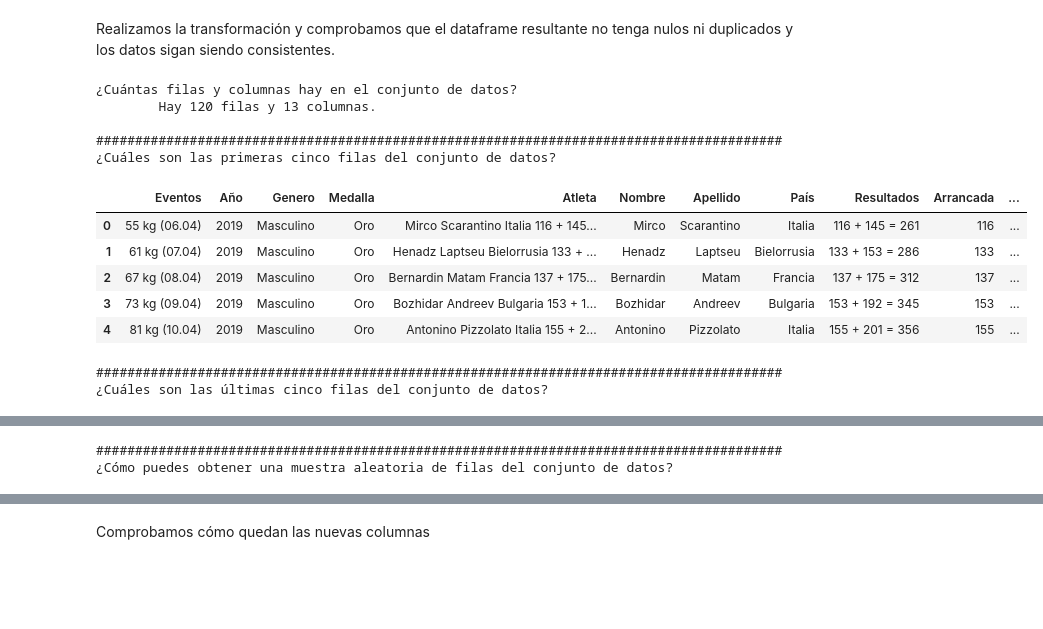
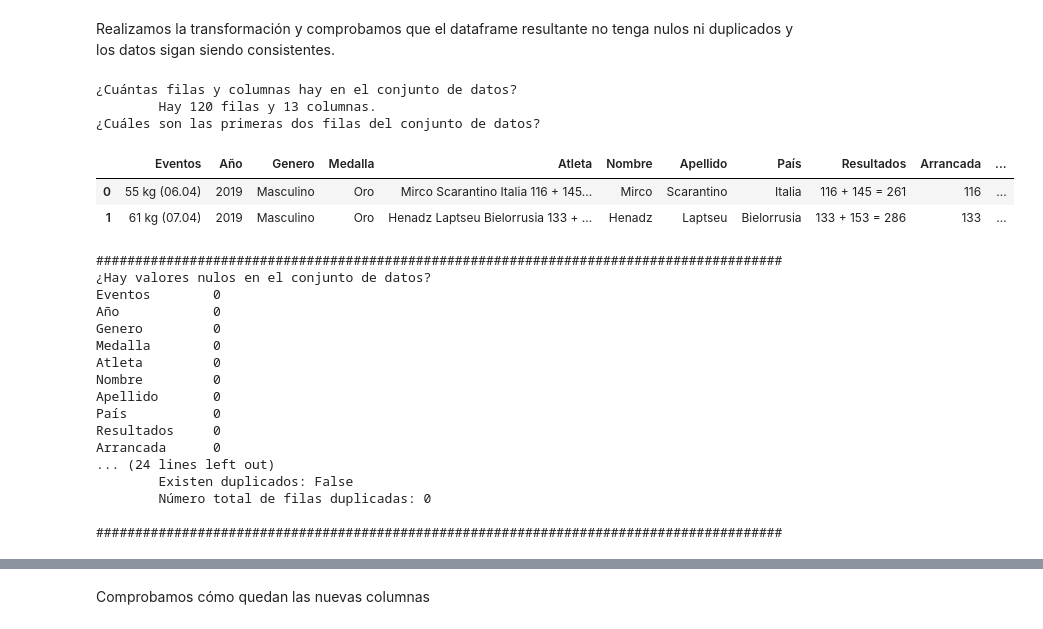
Before and after one commit to BarbaraGamarra/LiftLeadMarketAnalysis, a Jupyter notebook: LiftLeadMarketAnalysis.ipynb, the cells around one changed output, grey strips where cells are left out. Cells and saved outputs as stored; diff of their text form; code cells hidden in the pictures; blank space fills up the shorter version.

```diff
--- a/LiftLeadMarketAnalysis.ipynb
+++ b/LiftLeadMarketAnalysis.ipynb
@@ -70,13 +70,31 @@ Creamos una función que nos permitirá hacer una exploración inicial de los da
 # %%
 
 def exploracion_inicial(df, tipo = None):
-    if tipo == 'version_lite':
+    if tipo == 'lite':
         print("¿Cuántas filas y columnas hay en el conjunto de datos?")
         num_filas, num_columnas = df.shape
         print("\tHay {:,} filas y {:,} columnas.".format(num_filas, num_columnas))
 
         print("¿Cuáles son las primeras dos filas del conjunto de datos?")
         display(df.head(2))
+        print('\n########################################################################################')
+        print("¿Hay valores nulos en el conjunto de datos?")
+        print(df.isnull().sum().sort_values(ascending = False))
+        print('\n########################################################################################')
+
+        print("¿Cuál es el porcentaje de valores nulos en cada columna?")
+        print(round((df.isnull().sum()/len(df)*100), 2).sort_values(ascending = False))
+        print('\n########################################################################################')
+
+        print("¿Hay filas duplicadas en el conjunto de datos?")
+        dup_count = df.duplicated().sum()
+        has_duplicates = dup_count > 0
+        print(f"\tExisten duplicados: {has_duplicates}")
+        print(f"\tNúmero total de filas duplicadas: {dup_count}")
+
+        if has_duplicates and dup_count <= 5:
+            print("\tFilas duplicadas (mostrando hasta 5):")
+            display(df[df.duplicated(keep=False)].head())
         print('\n########################################################################################')
     else:
         print("¿Cuántas filas y columnas hay en el conjunto de datos?")
@@ -799,19 +632,52 @@ def crear_columnas_desde_Eventos(df):
+# %%
+def crear_columnas_desde_Eventos(df):
+    # Lista para almacenar las fechas extraídas de la columna 'Eventos'
+    lista_fechas = list()
+
+    # Iterar sobre cada evento en la columna 'Eventos'
+    for evento in df.Eventos.to_list():
+        # Ejemplo de evento: "55\xa0kg (06.04)"
+
+        # Dividir el string por el paréntesis de apertura y tomar la segunda parte
+        fechas = " ".join(evento.split("(")[1:])  # Obtiene "06.04)"
+
+        # Eliminar el paréntesis de cierre y reemplazar puntos por guione
+        fechas = fechas[:-1].replace(".", "-")  #Obtiene "06-04"
+
+        # Agregar la fecha procesada a la lista
+        lista_fechas.append(fechas)
+
+    # Crear una nueva columna 'Fecha' en el DataFrame con las fechas extraídas
+    df["Fecha"] = pd.Series(lista_fechas).reset_index(drop=True)
+
+    # Concatenar el año correspondiente para formar una fecha completa: "MM-DD-YYYY"
+    df["Fecha"] = df["Fecha"] + "-" + df["Año"].astype(str)
 # %% [markdown]
 Realizamos la transformación y comprobamos que el dataframe resultante no tenga nulos ni duplicados y los datos sigan siendo consistentes.
 # %%
 crear_columnas_desde_Eventos(df = df_medallas)
-exploracion_inicial(df = df_medallas)
+exploracion_inicial(df = df_medallas, tipo='lite')
 # %% [output]
 ¿Cuántas filas y columnas hay en el conjunto de datos?
         Hay 120 filas y 13 columnas.
-
-########################################################################################
-¿Cuáles son las primeras cinco filas del conjunto de datos?
+¿Cuáles son las primeras dos filas del conjunto de datos?
 |  | Eventos | Año | Genero | Medalla | Atleta | Nombre | Apellido | País | Resultados | Arrancada | ... |
 | 0 | 55 kg (06.04) | 2019 | Masculino | Oro | Mirco Scarantino Italia 116 + 145... | Mirco | Scarantino | Italia | 116 + 145 = 261 | 116 | ... |
 | 1 | 61 kg (07.04) | 2019 | Masculino | Oro | Henadz Laptseu Bielorrusia 133 + ... | Henadz | Laptseu | Bielorrusia | 133 + 153 = 286 | 133 | ... |
-| 2 | 67 kg (08.04) | 2019 | Masculino | Oro | Bernardin Matam Francia 137 + 175... | Bernardin | Matam | Francia | 137 + 175 = 312 | 137 | ... |
-| 3 | 73 kg (09.04) | 2019 | Masculino | Oro | Bozhidar Andreev Bulgaria 153 + 1... | Bozhidar | Andreev | Bulgaria | 153 + 192 = 345 | 153 | ... |
-| 4 | 81 kg (10.04) | 2019 | Masculino | Oro | Antonino Pizzolato Italia 155 + 2... | Antonino | Pizzolato | Italia | 155 + 201 = 356 | 155 | ... |
 ########################################################################################
-¿Cuáles son las últimas cinco filas del conjunto de datos?
+¿Hay valores nulos en el conjunto de datos?
+Eventos        0
+Año            0
+Genero         0
+Medalla        0
+Atleta         0
+Nombre         0
+Apellido       0
+País           0
+Resultados     0
+Arrancada      0
+... (24 lines left out)
+        Existen duplicados: False
+        Número total de filas duplicadas: 0
+
+########################################################################################
@@ -824,2 +683,0 @@ exploracion_inicial(df = df_medallas)
-########################################################################################
-¿Cómo puedes obtener una muestra aleatoria de filas del conjunto de datos?
```
Also changed, not shown: parts of 98 cells of this notebook.
